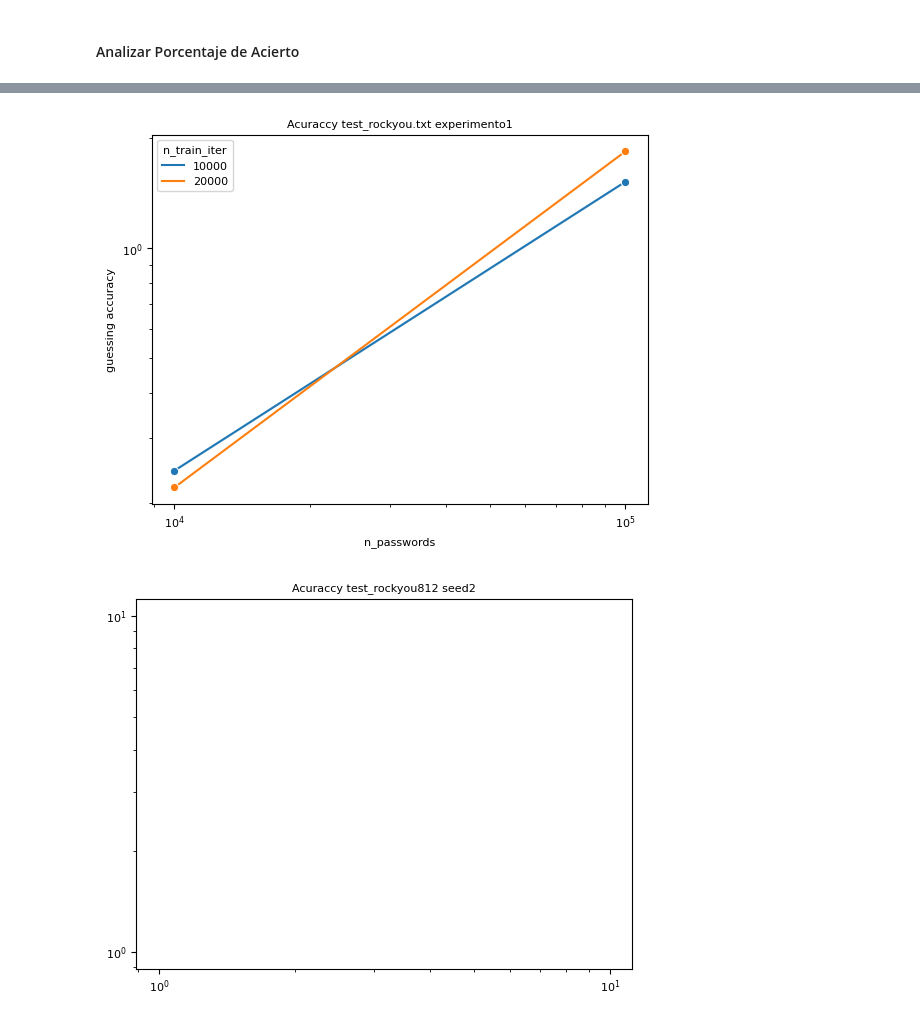
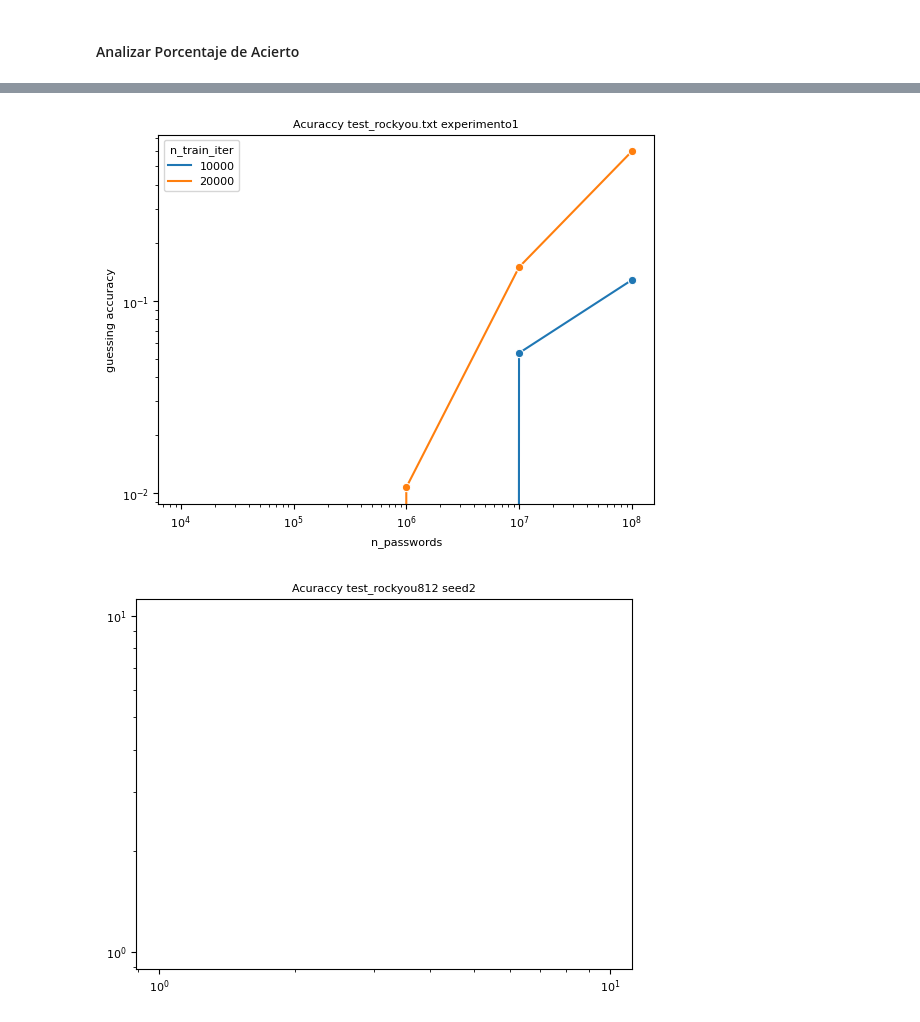
Before and after one commit to Alexrgg/spanish-words-generator, a Jupyter notebook: read_logs.ipynb, the cells around one changed output, grey strips where cells are left out. Drawn from its saved outputs; the diff is of its cells as text; code cells hidden in the pictures.

```diff
--- a/read_logs.ipynb
+++ b/read_logs.ipynb
@@ -193,12 +202,14 @@ model_trained_dir='./output/experimento1'
 def leer_accuracy(model_trained_dir):
     df_accuracy=pd.read_csv(model_trained_dir +"/evaluacion/report.csv")
     name_filter=df_accuracy.path_generated.str.split('/').str[-1].str.replace('len100000000_','').str.replace("len100000000","")
-    df_accuracy['seed']=name_filter.str.split('_').str[-1].str.replace(".txt","")
+    df_accuracy['seed']=""
     df_accuracy['n_train_iter']=name_filter.str.split('_').str[-2].str.replace("train","")
-
+    df_accuracy['idioma']='Español'
+    df_accuracy.loc[df_accuracy["path_test"] == "./data/Portuguese (European)/10.txt", "idioma"] = "Portugues"
+    df_accuracy.loc[df_accuracy["path_test"] == "./data/Catalan/10.txt", "idioma"] = "Catalan"
+    df_accuracy.loc[df_accuracy["path_test"] == "./data/French/10.txt", "idioma"] = "Frances"
+    df_accuracy.loc[df_accuracy["path_test"] == "./data/Italian/10.txt", "idioma"] = "Italiano"
     return df_accuracy
 
 df_accuracy=leer_accuracy(model_trained_dir)
+df_accuracy.to_csv(model_trained_dir+"/evaluacion/report_procesado.csv")
-# %%
-df_accuracy['seed']=name_filter.str.split('_').str[-1].str.replace(".txt","")
-df_accuracy.head()
@@ -249,10 +293,10 @@ def plot_accuracy(df_accuracy,title,logy=False):
 # %%
 model_name=model_trained_dir.split('/')[-1]
 title=f'Acuraccy test_rockyou.txt {model_name}'
 df_accuracy['seed']=''
-plot_accuracy(df_accuracy[df_accuracy['seed']==''],title,logy=True)
+plot_accuracy(df_accuracy[(df_accuracy['idioma']=='Frances') ],title,logy=True)
 # %% [output]
-[figure, old version]
+[figure, new version]
 # %%
 title='Acuraccy test_rockyou812 seed2'
 plot_accuracy(df_accuracy[df_accuracy['seed']=='seed2'],title,logy=True)
```
Also changed, not shown: parts of 6 cells of this notebook, 43 other files.
